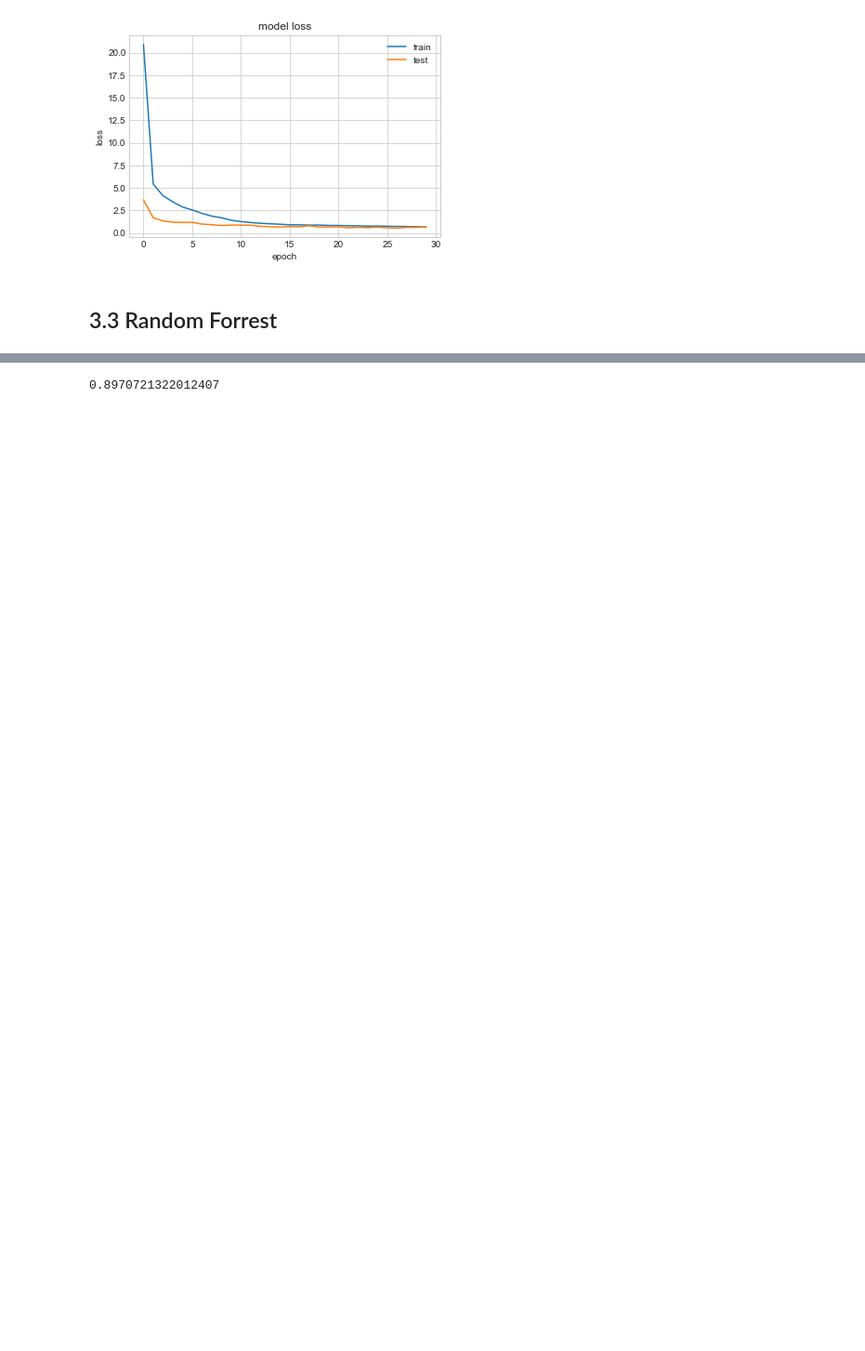
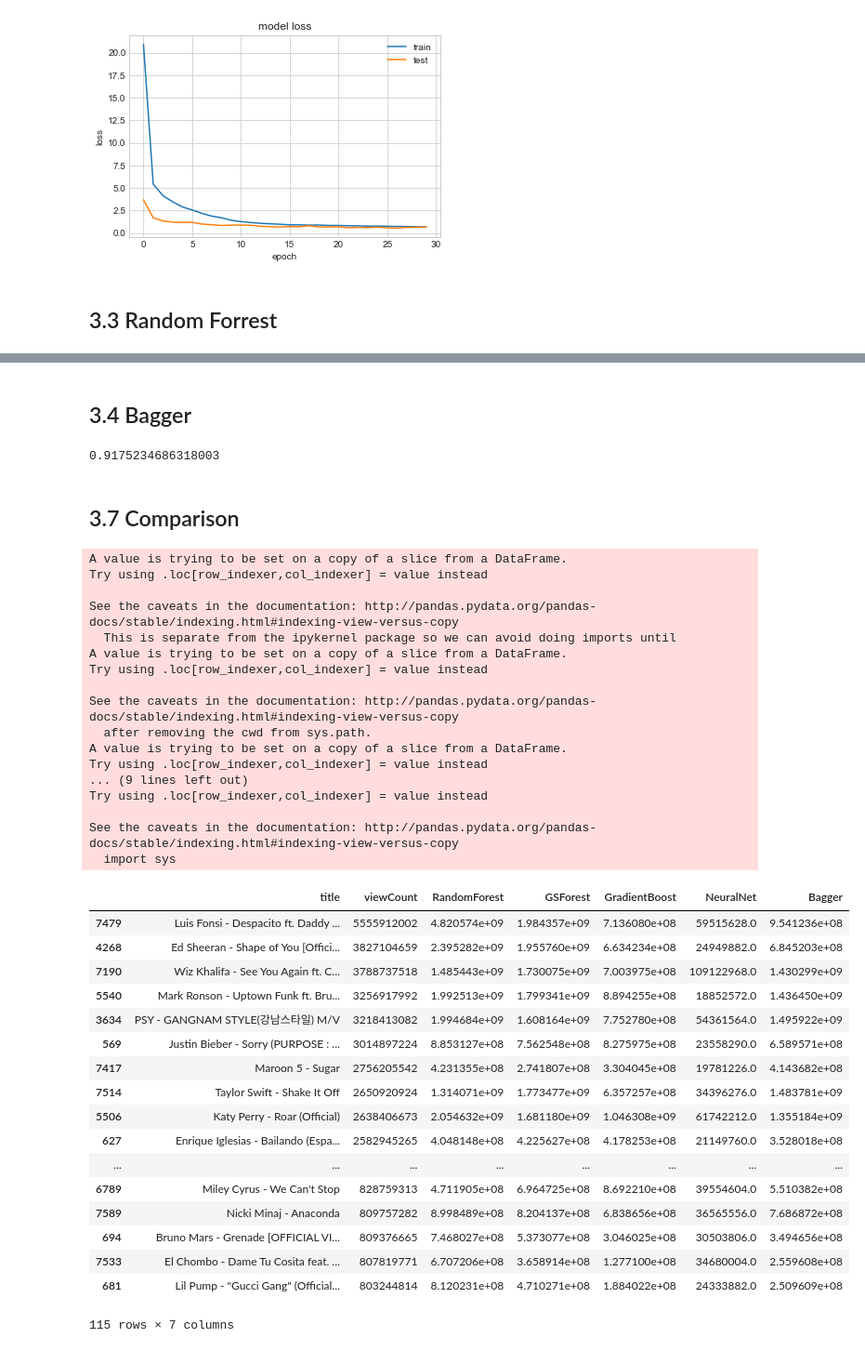
Before and after one commit to conorbarryhoke/Capstone, a Jupyter notebook: EDA_Regression_v2.ipynb, the cells around one changed output, grey strips where cells are left out. Shown: that part at 93% size. Saved outputs shown, nothing was run; the diff lists cells and outputs as text; code cells hidden in the pictures; blank space fills up the shorter version.

```diff
--- a/EDA_Regression_v2.ipynb
+++ b/EDA_Regression_v2.ipynb
@@ -337,0 +305,2 @@ plt.show();
+# %% [markdown]
+## <a class="anchor" id="3.4-bullet">3.4 Bagger</a>
@@ -338,6 +311,53 @@ plt.show();
 # %%
-model = RandomForestRegressor()
-model.fit(X_train_sc, y_train)
-model.score(X_test_sc, y_test)
+br.fit(X_train_sc, y_train)
+br.score(X_test_sc, y_test)
 # %% [output]
-0.8970721322012407
+0.9175234686318003
+# %% [markdown]
+## <a class="anchor" id="3.6-bullet">3.7 Comparison</a>
+# %%
+df_big = df_main[df_main.viewCount > 800000000]
+df_big_ss = ss.transform(df_big.loc[:, cols_include_initial])
+df_big['GradientBoost'] = 10**gb.predict(df_big_ss)
+df_big['NeuralNet'] = 10**nn.predict(df_big_ss)
+df_big['RandomForest'] = 10**rf.predict(df_big_ss)
+df_big['Bagger'] = 10**br.predict(df_big_ss)
+df_big['GSForest'] = 10**gs.predict(df_big_ss)
+#df_big.viewCount = df_big.viewCount.map(lambda x: '{:.6g}'.format(x))
+df_big.loc[:, ['title', 'viewCount', 'RandomForest', 'GSForest','GradientBoost', 'NeuralNet', 'Bagger',]].sort_values(by='viewCount', ascending=False)
+# %% [output]
+A value is trying to be set on a copy of a slice from a DataFrame.
+Try using .loc[row_indexer,col_indexer] = value instead
+
+See the caveats in the documentation: http://pandas.pydata.org/pandas-docs/stable/indexing.html#indexing-view-versus-copy
+  This is separate from the ipykernel package so we can avoid doing imports until
+A value is trying to be set on a copy of a slice from a DataFrame.
+Try using .loc[row_indexer,col_indexer] = value instead
+
+See the caveats in the documentation: http://pandas.pydata.org/pandas-docs/stable/indexing.html#indexing-view-versus-copy
+  after removing the cwd from sys.path.
+A value is trying to be set on a copy of a slice from a DataFrame.
+Try using .loc[row_indexer,col_indexer] = value instead
+... (9 lines left out)
+Try using .loc[row_indexer,col_indexer] = value instead
+
+See the caveats in the documentation: http://pandas.pydata.org/pandas-docs/stable/indexing.html#indexing-view-versus-copy
+  import sys
+|  | title | viewCount | RandomForest | GSForest | GradientBoost | NeuralNet | Bagger |
+| 7479 | Luis Fonsi - Despacito ft. Daddy ... | 5555912002 | 4.820574e+09 | 1.984357e+09 | 7.136080e+08 | 59515628.0 | 9.541236e+08 |
+| 4268 | Ed Sheeran - Shape of You [Offici... | 3827104659 | 2.395282e+09 | 1.955760e+09 | 6.634234e+08 | 24949882.0 | 6.845203e+08 |
+| 7190 | Wiz Khalifa - See You Again ft. C... | 3788737518 | 1.485443e+09 | 1.730075e+09 | 7.003975e+08 | 109122968.0 | 1.430299e+09 |
+| 5540 | Mark Ronson - Uptown Funk ft. Bru... | 3256917992 | 1.992513e+09 | 1.799341e+09 | 8.894255e+08 | 18852572.0 | 1.436450e+09 |
+| 3634 | PSY - GANGNAM STYLE(강남스타일) M/V | 3218413082 | 1.994684e+09 | 1.608164e+09 | 7.752780e+08 | 54361564.0 | 1.495922e+09 |
+| 569 | Justin Bieber - Sorry (PURPOSE : ... | 3014897224 | 8.853127e+08 | 7.562548e+08 | 8.275975e+08 | 23558290.0 | 6.589571e+08 |
+| 7417 | Maroon 5 - Sugar | 2756205542 | 4.231355e+08 | 2.741807e+08 | 3.304045e+08 | 19781226.0 | 4.143682e+08 |
+| 7514 | Taylor Swift - Shake It Off | 2650920924 | 1.314071e+09 | 1.773477e+09 | 6.357257e+08 | 34396276.0 | 1.483781e+09 |
+| 5506 | Katy Perry - Roar (Official) | 2638406673 | 2.054632e+09 | 1.681180e+09 | 1.046308e+09 | 61742212.0 | 1.355184e+09 |
+| 627 | Enrique Iglesias - Bailando (Espa... | 2582945265 | 4.048148e+08 | 4.225627e+08 | 4.178253e+08 | 21149760.0 | 3.528018e+08 |
+| ... | ... | ... | ... | ... | ... | ... | ... |
+| 6789 | Miley Cyrus - We Can't Stop | 828759313 | 4.711905e+08 | 6.964725e+08 | 8.692210e+08 | 39554604.0 | 5.510382e+08 |
+| 7589 | Nicki Minaj - Anaconda | 809757282 | 8.998489e+08 | 8.204137e+08 | 6.838656e+08 | 36565556.0 | 7.686872e+08 |
+| 694 | Bruno Mars - Grenade [OFFICIAL VI... | 809376665 | 7.468027e+08 | 5.373077e+08 | 3.046025e+08 | 30503806.0 | 3.494656e+08 |
+| 7533 | El Chombo - Dame Tu Cosita feat. ... | 807819771 | 6.707206e+08 | 3.658914e+08 | 1.277100e+08 | 34680004.0 | 2.559608e+08 |
+| 681 | Lil Pump - "Gucci Gang" (Official... | 803244814 | 8.120231e+08 | 4.710271e+08 | 1.884022e+08 | 24333882.0 | 2.509609e+08 |
+115 rows × 7 columns
```
Also changed, not shown: parts of 36 cells of this notebook.
